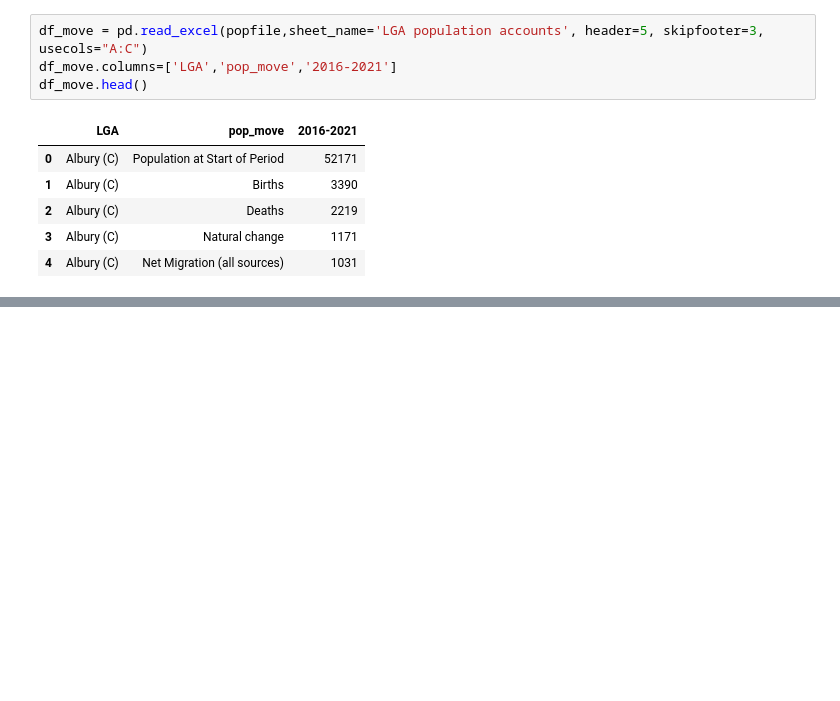
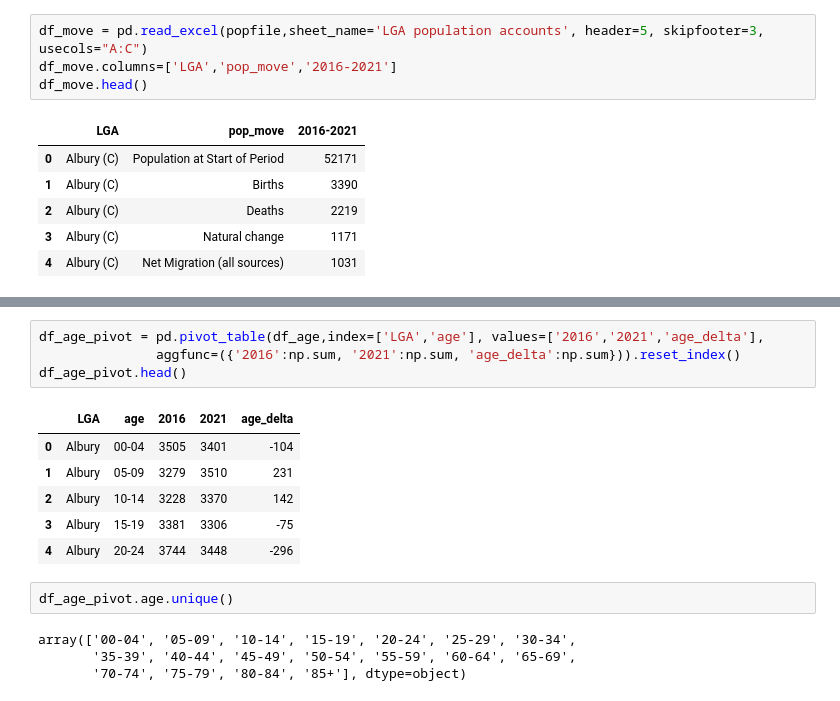
Before and after one commit to walthersy/NSW-house-price, a Jupyter notebook: Ken - Data Cleaning - Population and Construction.ipynb, the cells around one changed output, grey strips where cells are left out. Drawn from its saved outputs; the diff is of its cells as text; blank space fills up the shorter version.

```diff
--- a/Ken - Data Cleaning - Population and Construction.ipynb
+++ b/Ken - Data Cleaning - Population and Construction.ipynb
@@ -172,0 +199,17 @@ df_move_pivot.head()
+# %%
+df_age_pivot = pd.pivot_table(df_age,index=['LGA','age'], values=['2016','2021','age_delta'],
+               aggfunc=({'2016':np.sum, '2021':np.sum, 'age_delta':np.sum})).reset_index()
+df_age_pivot.head()
+# %% [output]
+|  | LGA | age | 2016 | 2021 | age_delta |
+| 0 | Albury | 00-04 | 3505 | 3401 | -104 |
+| 1 | Albury | 05-09 | 3279 | 3510 | 231 |
+| 2 | Albury | 10-14 | 3228 | 3370 | 142 |
+| 3 | Albury | 15-19 | 3381 | 3306 | -75 |
+| 4 | Albury | 20-24 | 3744 | 3448 | -296 |
+# %%
+df_age_pivot.age.unique()
+# %% [output]
+array(['00-04', '05-09', '10-14', '15-19', '20-24', '25-29', '30-34',
+       '35-39', '40-44', '45-49', '50-54', '55-59', '60-64', '65-69',
+       '70-74', '75-79', '80-84', '85+'], dtype=object)
```
Also changed, not shown: parts of 8 cells of this notebook.
